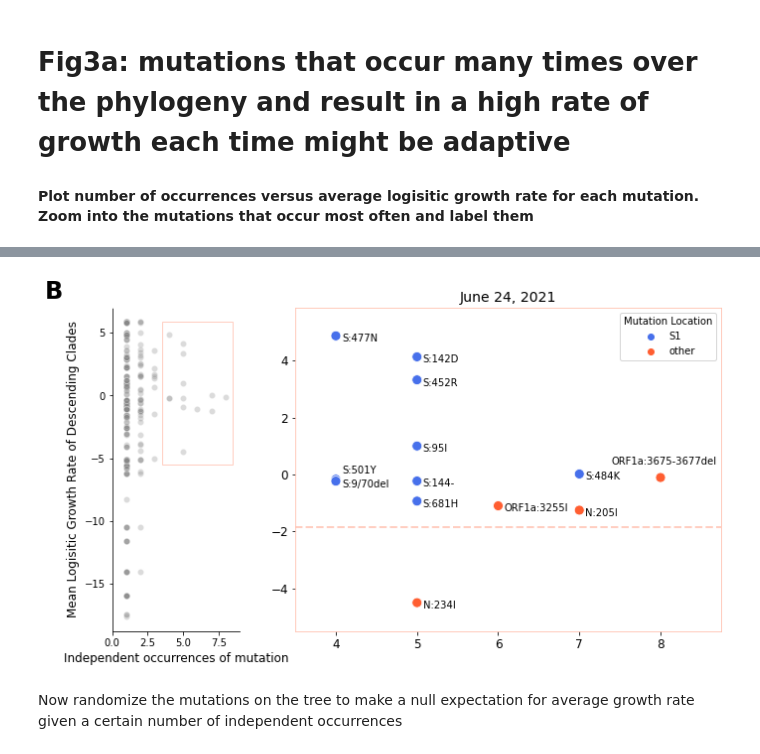
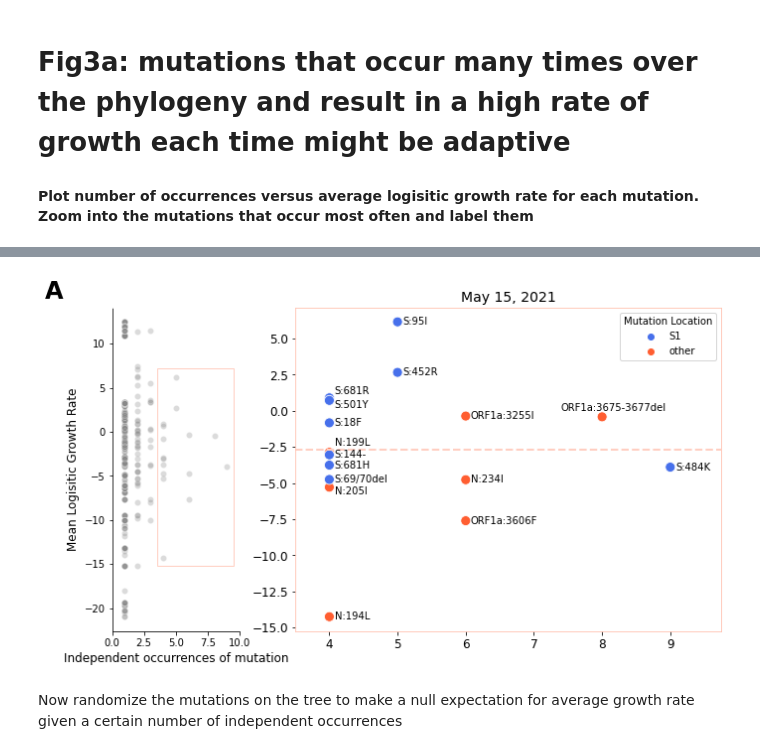
Before and after one commit to blab/sarscov2-adaptive-evolution, a Jupyter notebook: analysis/fig3-convergent_evolution.ipynb, the cells around one changed output, grey strips where cells are left out. Saved outputs shown, nothing was run; the diff lists cells and outputs as text; code cells hidden in the pictures.

```diff
--- a/analysis/fig3-convergent_evolution.ipynb
+++ b/analysis/fig3-convergent_evolution.ipynb
@@ -235,24 +186,11 @@ Then, make a dataframe where each row is a mutation and columns contain number o
 # %%
-def calc_mean_rate_and_s1_muts(growth_by_precedingmut_dict, s1muts_by_precedingmut_dict):
+def calc_mean_rate(growth_dict):
     """
-    Determines the mean number of S1 mutations and logistic growth rates of clades
-    that descend from each mutation observed on internal branches of the phylogeny
-
-    Returns dictionaries with keys as mutations and values as the mean values of
-    growth rate and s1 mutations
+    Calculate the mean growth rate of all clades that have mutation
     """
 
-    # to consider: clade nesting-> just take unique values?
-    # Here, all nested clades are averaging, giving more weight to larger clades
-    growth_by_precedingmut_mean = {k:(sum(v)/len(v)) for k,v in growth_by_precedingmut_dict.items()}
+    growth_by_precedingmut_mean = {k:(sum(v)/len(v)) for k,v in growth_dict.items()}
 
-    # Here, only unique values are taken, to limit the effect of nesting clades
-    growth_by_precedingmut_limit_nesting = {k:list(set(v)) for k,v in growth_by_precedingmut_dict.items()}
-    growth_by_precedingmut_limit_nesting_mean = {k:(sum(v)/len(v)) for k,v in growth_by_precedingmut_limit_nesting.items()}
 
-    # this will give more weight to larger clades
-    s1muts_by_precedingmut_mean = {k:(sum(v)/len(v)) for k,v in s1muts_by_precedingmut_dict.items() if len(v)!=0}
-
-#     return  growth_by_precedingmut_mean, s1muts_by_precedingmut_mean
-    return growth_by_precedingmut_limit_nesting_mean, s1muts_by_precedingmut_mean
+    return growth_by_precedingmut_mean
 # %%
@@ -314,14 +244,14 @@ def convergent_evo_dataframe(growth_by_precedingmut_dict, s1muts_by_precedingmut
 def mean_rate_on_tree():
     """
     Finds the mean growth rate of all clades on the tree.
-    Limit nesting, as is done for mutation calculation, by
+    Limit nesting by
     removing duplicate growth rate values
     """
 
     all_growth_rates = []
     for node in tree.find_clades(terminal=False):
 
-        # still only considering branches that give rise to a clade of at least 10
+        # still only considering branches that give rise to a clade of at least 15
         if len(node.get_terminals())>=15:
             if "logistic_growth" in node.node_attrs:
                 all_growth_rates.append(node.node_attrs["logistic_growth"]["value"])
@@ -339,15 +269,14 @@ def fig3a_occurrences_vs_growth(date_text=None, mutation_type='aa', min_occurren
     """
     Function to plot each mutation as a point in a scatterplot, with x-axis being the
     number of times this mutation occurred across the phylogeny and the y-axis being
-    the average logistic growth rate of descending clades
+    the average logistic growth rate of all clades where mutation occurs
     """
 
     all_mutations_unique, independent_occurrences_all_mutations = count_independent_occurrences(mutation_type)
 
-    growth_by_precedingmut_dict, s1muts_by_precedingmut_dict = clades_descending_from_mut(all_mutations_unique, mutation_type)
+    growth_dict = logistic_growth_of_clades_w_mut(all_mutations_unique)
 
-    convergent_evo_df = convergent_evo_dataframe(growth_by_precedingmut_dict, s1muts_by_precedingmut_dict,
-                                                 independent_occurrences_all_mutations, mutation_type)
+    convergent_evo_df = convergent_evo_dataframe(growth_dict, independent_occurrences_all_mutations, mutation_type)
 
     # get rid of any entries that have NaN values for growth or s1 mutations
     convergent_evo_df = convergent_evo_df.dropna()
@@ -417,7 +346,7 @@ def fig3a_occurrences_vs_growth(date_text=None, mutation_type='aa', min_occurren
 
         ax1.set_xlim(0, (max_occurrences + 1.0))
         ax1.set_xlabel('Independent occurrences of mutation', fontsize = 12)
-        ax1.set_ylabel('Mean Logisitic Growth Rate of Descending Clades', fontsize = 12)
+        ax1.set_ylabel('Mean Logisitic Growth Rate', fontsize = 12)
 
         ax2.set_ylim((min_growth - 1), (max_growth + 1))
         ax2.set_xlim((min_occurrences - 0.5), (max_occurrences + 0.75))
@@ -469,10 +398,9 @@ def fig3a_occurrences_vs_growth(date_text=None, mutation_type='aa', min_occurren
                 label = 'ORF1a:3675-3677'
 
             #manually specify adjustments to make labels legible
-            adjustments = {'ORF1a:3675-3677del':{'x':-0.6, 'y':+0.45},
-                           'S:501Y':{'x':0.075, 'y':+0.7}, 'ORF9b:10S':{'x':0.075, 'y':-0.8},
-                           'S:18F':{'x':0.075, 'y':+0.8}, 'S:681H':{'x':0.075, 'y':-1.0},
-                           'S:144-':{'x':0.075, 'y':+0.5}, 'N:13L':{'x':0.075, 'y':+0.2}}
+            adjustments = {'ORF1a:3675-3677del':{'x':-0.6, 'y':+0.45}, 'S:501Y':{'x':0.075, 'y':-0.5},
+                           'N:199L':{'x':0.075, 'y':+0.5}, 'S:681R':{'x':0.075, 'y':+0.3},
+                           'N:205I':{'x':0.075, 'y':-0.5}}
 
             if convergent_evo_df_zoom.mutation[i] not in ['ORF1a:3676','ORF1a:3677']:
                 if label in adjustments.keys():
@@ -527,16 +427,8 @@ fig3a_occurrences_vs_growth(filename='plots/fig3supp_1monthbefore.png')
-# %%
-#Download tree json
-tree_url = "https://data.nextstrain.org/ncov_global_2021-06-24.json"
-# tree_url = "https://data.nextstrain.org/ncov_gisaid_global.json"
-
-tree_json = requests.get(tree_url).json()
-
-#Put tree in Bio.Phylo format
-tree = json_to_tree(tree_json)
-
-fig3a_occurrences_vs_growth(filename='plots/fig3supp_1monthafter.png')
-# %% [output]
-[figure, removed]
+# %%
+#new
+fig3a_occurrences_vs_growth(date_text='May 15, 2021', filename='plots/fig3a_20210515.png')
+# %% [output]
+[figure, added]
 # %% [markdown]
 Now randomize the mutations on the tree to make a null expectation for average growth rate given a certain number of independent occurrences
 # %%
```
Also changed, not shown: parts of 19 cells of this notebook, 54 other files.
